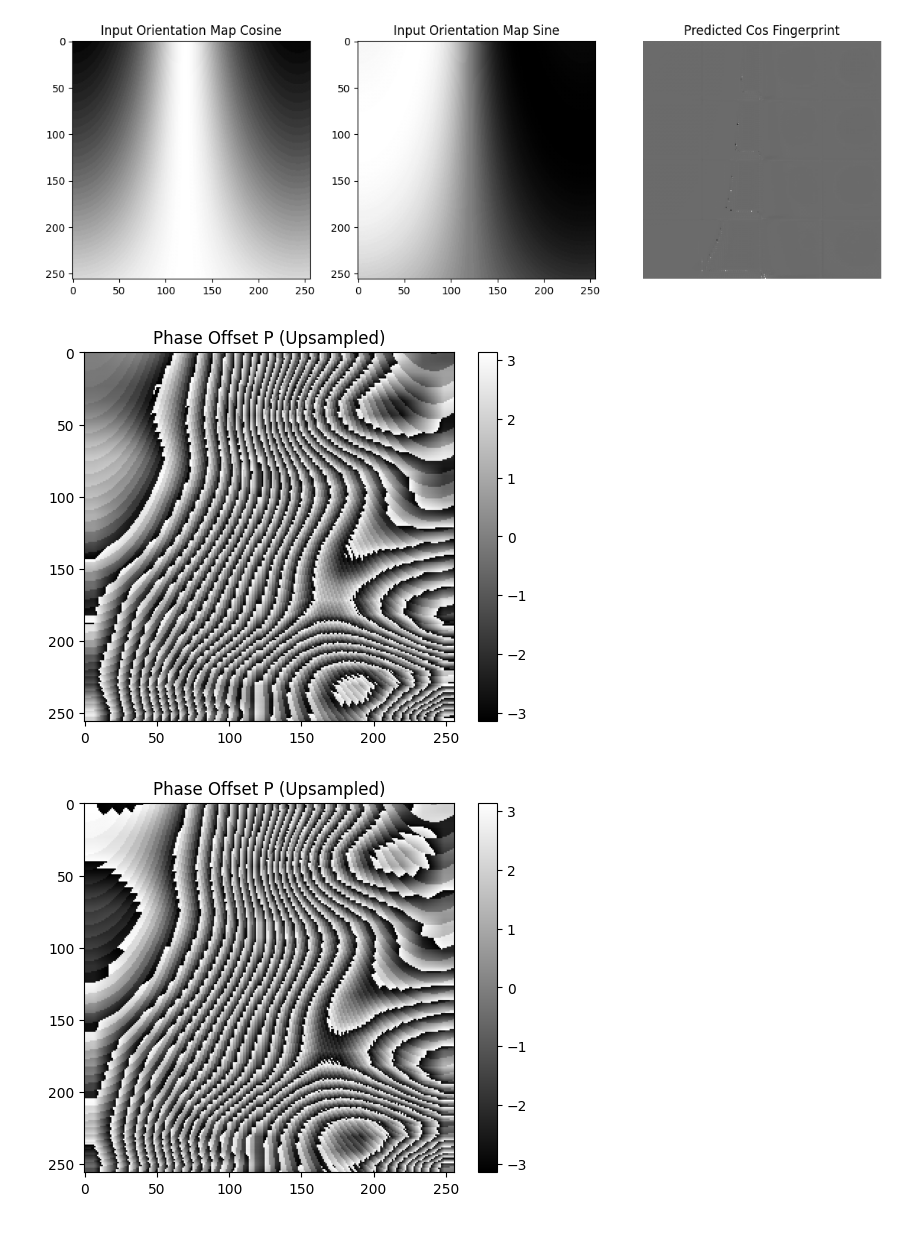
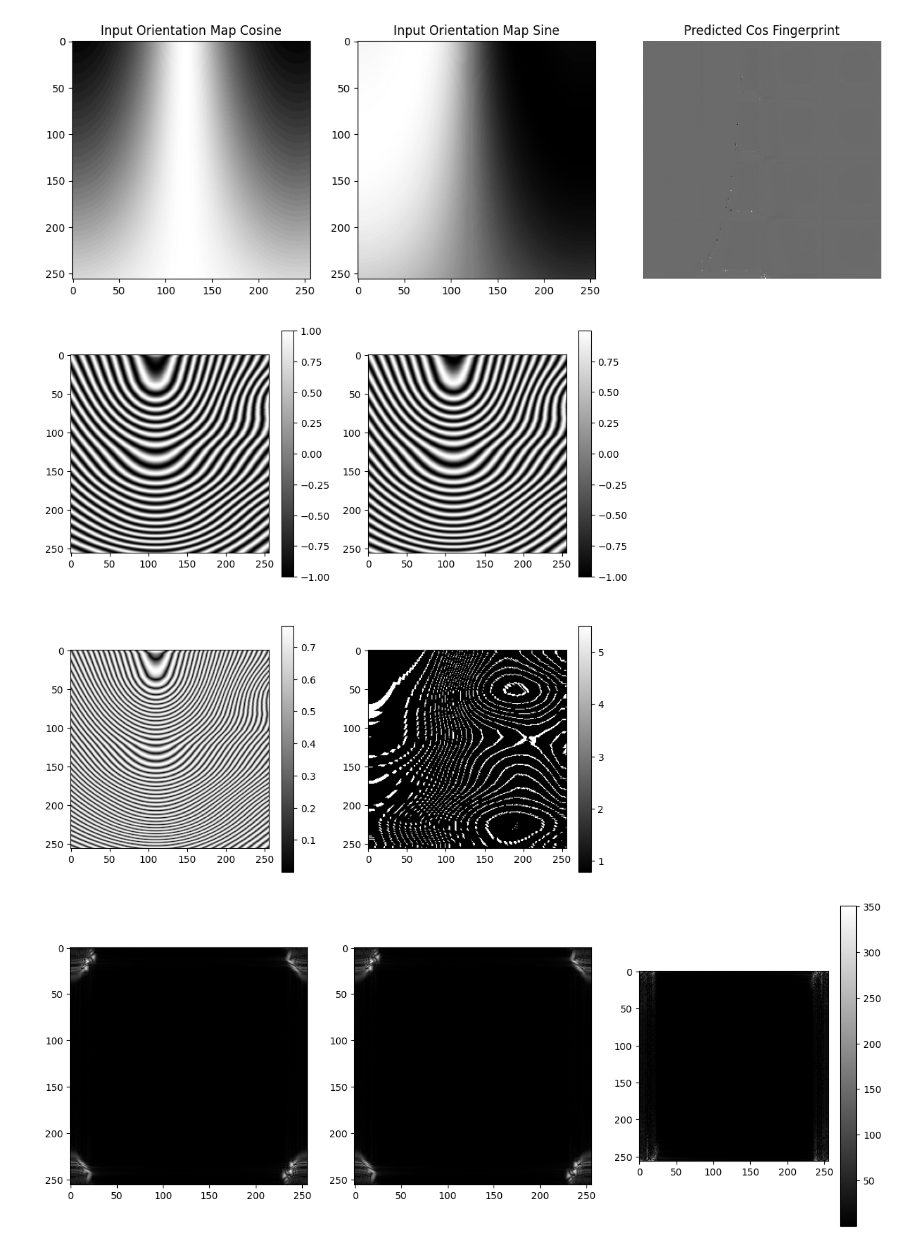
Before and after one commit to therealozp/fingerprint-generator, a Jupyter notebook: fingerprint_net/predict_patches.ipynb, the cells around one changed output. Cells and saved outputs as stored; diff of their text form; code cells hidden in the pictures.

```diff
--- a/fingerprint_net/predict_patches.ipynb
+++ b/fingerprint_net/predict_patches.ipynb
@@ -208,34 +192,54 @@ phase_zero_start = reconstruct_continuous_phase(
         mask=np.ones_like(unwrapped_orientation, dtype=bool),
         block_size=1,
         freq_map=freq_map,
         initial_phase=0.0,
     )
 
 phase_one_start = reconstruct_continuous_phase(
         unwrapped_orientation=unwrapped_orientation,
         mask=np.ones_like(unwrapped_orientation, dtype=bool),
         block_size=1,
         freq_map=freq_map,
-        initial_phase=np.pi,
+        initial_phase=np.pi / 4.0,
     )
 
 plt.figure(figsize=(10, 10))
 plt.subplot(2, 2, 1)
 plt.imshow(np.cos(phase_zero_start), cmap="gray")
 plt.colorbar()
 plt.subplot(2, 2, 2)
 plt.imshow(np.cos(phase_one_start), cmap="gray")
 plt.colorbar()
 
 plt.subplot(2, 2, 3)
-plt.imshow(abs(np.cos(phase_zero_start) - np.cos(phase_one_start) * -1), cmap="gray")
+plt.imshow(np.abs(np.cos(phase_zero_start) - np.cos(phase_one_start)), cmap="gray")
 plt.colorbar()
 
 plt.subplot(2, 2, 4)
 plt.imshow(np.abs(phase_zero_start - phase_one_start), cmap="gray")
 plt.colorbar()
 
 plt.show()
+
+
+fft1 = np.fft.fft2(np.cos(phase_zero_start))
+fft2 = np.fft.fft2(np.cos(phase_one_start))
+
+# 4. Extract the magnitudes
+mag1 = np.abs(fft1)
+mag2 = np.abs(fft2)
+plt.figure(figsize=(15, 6))
+plt.subplot(1, 3, 1)
+plt.imshow(mag1, cmap="gray")
+
+plt.subplot(1, 3, 2)
+plt.imshow(mag2, cmap="gray")
+
+plt.subplot(1, 3, 3)
+plt.imshow(np.abs(mag1 - mag2), cmap="gray")
+plt.colorbar()
+
+plt.show()
 # %% [output]
-[figure, old version]
+[figure, new version]
-[figure, old version]
+[figure, new version]
```
Also changed, not shown: parts of 2 cells of this notebook, 12 other files.
